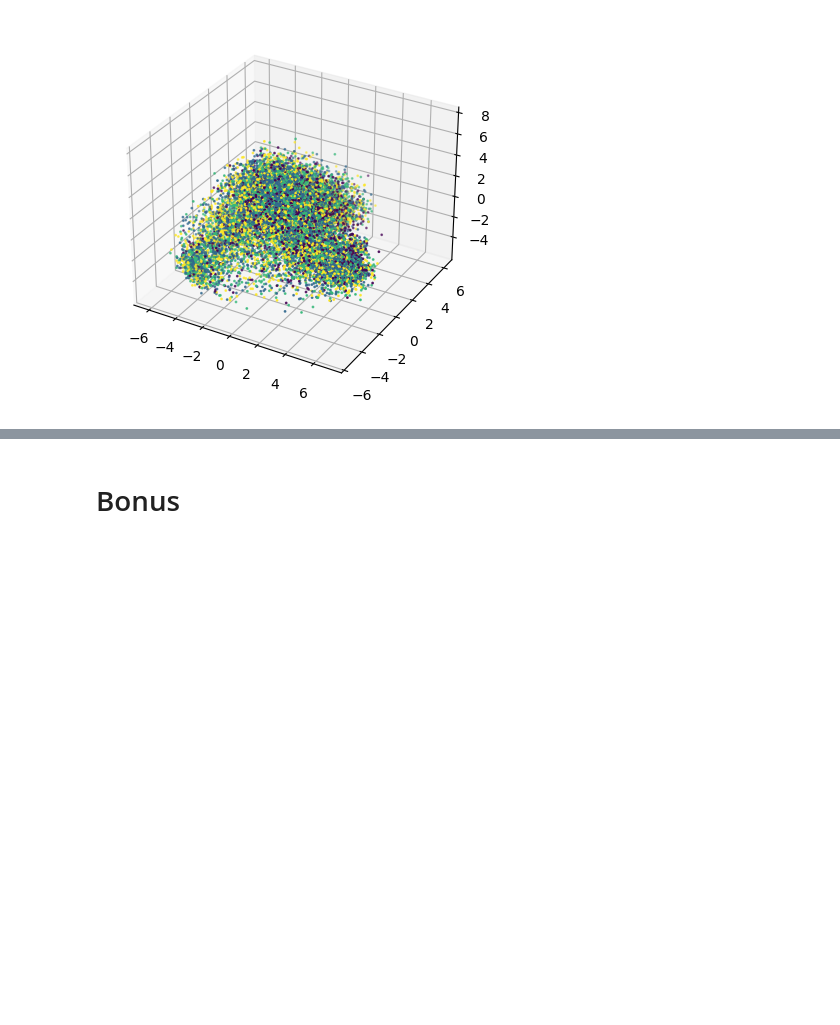
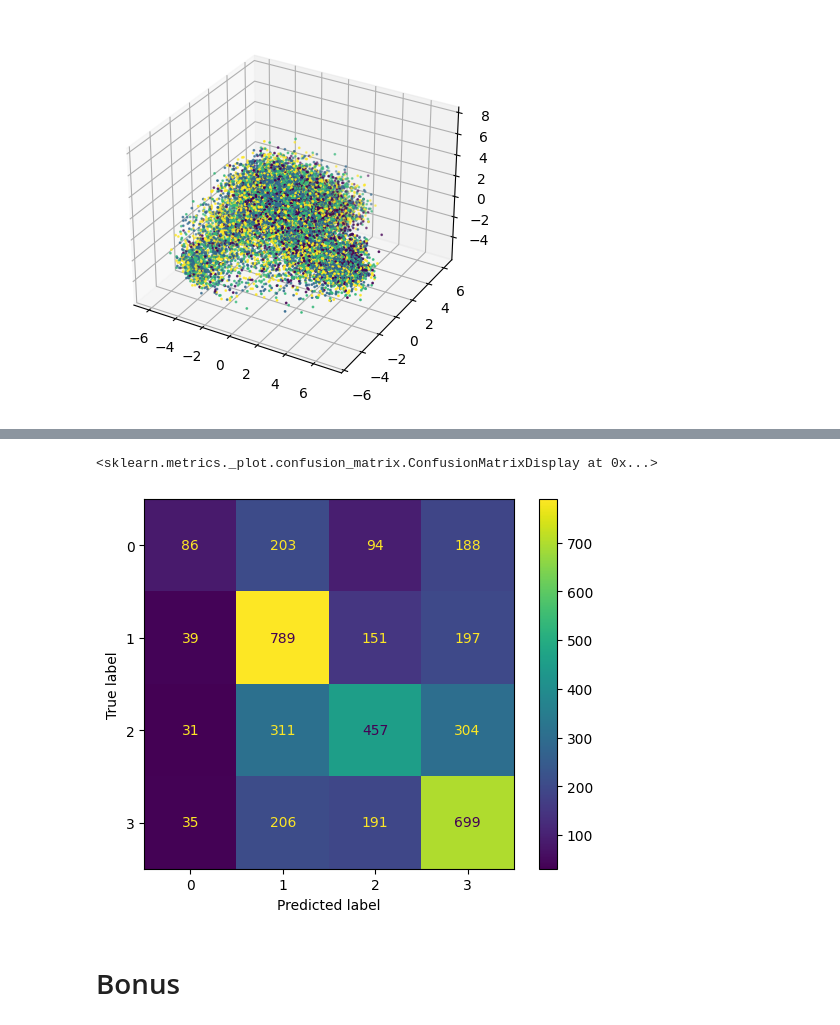
Before and after one commit to speedy8Kit/dogs_emotion_classification, a Jupyter notebook: image_classification.ipynb, the cells around one changed output, grey strips where cells are left out. Drawn from its saved outputs; the diff is of its cells as text; code cells hidden in the pictures; blank space fills up the shorter version.

```diff
--- a/image_classification.ipynb
+++ b/image_classification.ipynb
@@ -161,6 +153,7 @@ ax.scatter(features2[:, 0], features2[:, 1], features2[:, 2], c=y, s=1)
 [figure]
 # %%
 features2 = sklearn.decomposition.PCA(n_components=100).fit_transform(features.reshape(-1, features.shape[-1]))
+X_train, X_test, y_train, y_test = sklearn.model_selection.train_test_split(features2, y)
 
 train_X = tf.data.Dataset.from_tensor_slices(X_train)
 train_y = tf.data.Dataset.from_tensor_slices(y_train)
@@ -171,5 +164,7 @@ test_y = tf.data.Dataset.from_tensor_slices(y_test)
 test_dataset = tf.data.Dataset.zip((test_X, test_y)).batch(64)
 # %%
 inputs = tf.keras.layers.Input(100)
-x = tf.keras.layers.Dense(len(label_to_id))(inputs)
+x = tf.keras.layers.Dense(256)(inputs)
+x = tf.keras.layers.Dense(len(label_to_id))(x)
 model = tf.keras.Model(inputs=inputs, outputs=x)
+model.compile(loss=tf.keras.losses.SparseCategoricalCrossentropy(from_logits=True), optimizer='adam', metrics='accuracy')
@@ -179,0 +171,2 @@ model = tf.keras.Model(inputs=inputs, outputs=x)
+# %%
+model.fit(train_dataset, validation_data=test_dataset, epochs=20)
@@ -179,0 +192,4 @@ model = tf.keras.Model(inputs=inputs, outputs=x)
+# %%
+predict = model.predict(X_test).argmax(axis=1)
+sklearn.metrics.ConfusionMatrixDisplay.from_predictions(y_test, predict)
+# %% [output]
@@ -180,3 +197,5 @@ model = tf.keras.Model(inputs=inputs, outputs=x)
+<sklearn.metrics._plot.confusion_matrix.ConfusionMatrixDisplay at 0x...>
+[figure, added]
 # %% [markdown]
 # Bonus
 # %% [markdown]
```
Also changed, not shown: parts of 14 cells of this notebook.
